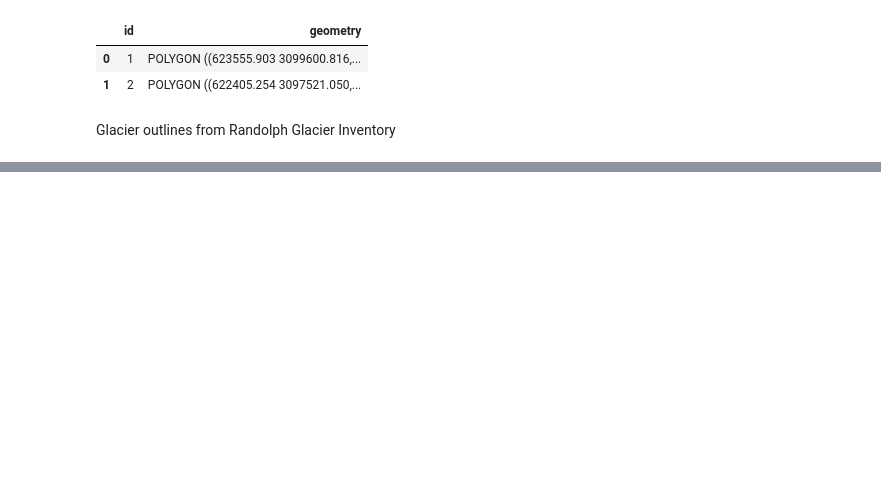
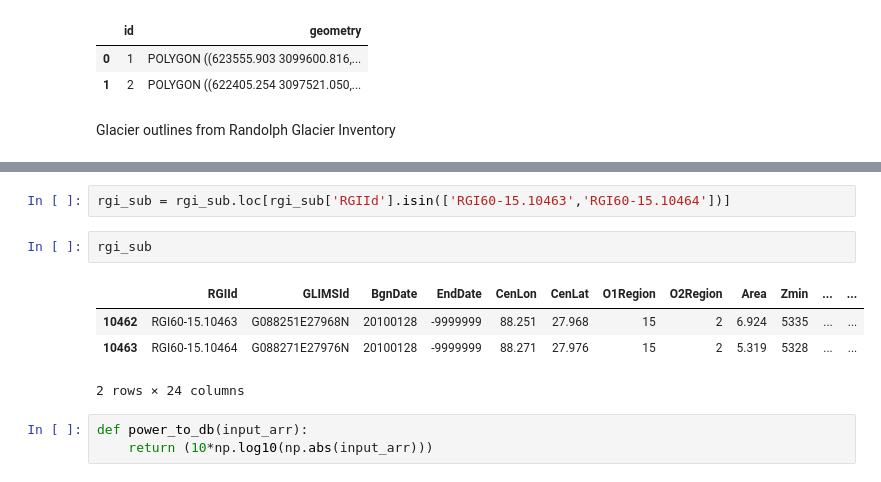
Before and after one commit to e-marshall/sentinel1_rtc, a Jupyter notebook: rtc_timeseries.ipynb, the cells around one changed output, grey strips where cells are left out. Cells and saved outputs as stored; diff of their text form; blank space fills up the shorter version.

```diff
--- a/rtc_timeseries.ipynb
+++ b/rtc_timeseries.ipynb
@@ -76,3 +157,15 @@ Glacier outlines from Randolph Glacier Inventory
+# %%
+rgi_sub = rgi_sub.loc[rgi_sub['RGIId'].isin(['RGI60-15.10463','RGI60-15.10464'])]
+# %%
+rgi_sub
+# %% [output]
+|  | RGIId | GLIMSId | BgnDate | EndDate | CenLon | CenLat | O1Region | O2Region | Area | Zmin | ... | ... |
+| 10462 | RGI60-15.10463 | G088251E27968N | 20100128 | -9999999 | 88.251 | 27.968 | 15 | 2 | 6.924 | 5335 | ... | ... |
+| 10463 | RGI60-15.10464 | G088271E27976N | 20100128 | -9999999 | 88.271 | 27.976 | 15 | 2 | 5.319 | 5328 | ... | ... |
+2 rows × 24 columns
+# %%
+def power_to_db(input_arr):
+    return (10*np.log10(np.abs(input_arr)))
 # %%
 fig, axs = plt.subplots(ncols=2, figsize=(16,6))
 
```
Also changed, not shown: parts of 15 cells of this notebook, 9 other files.
